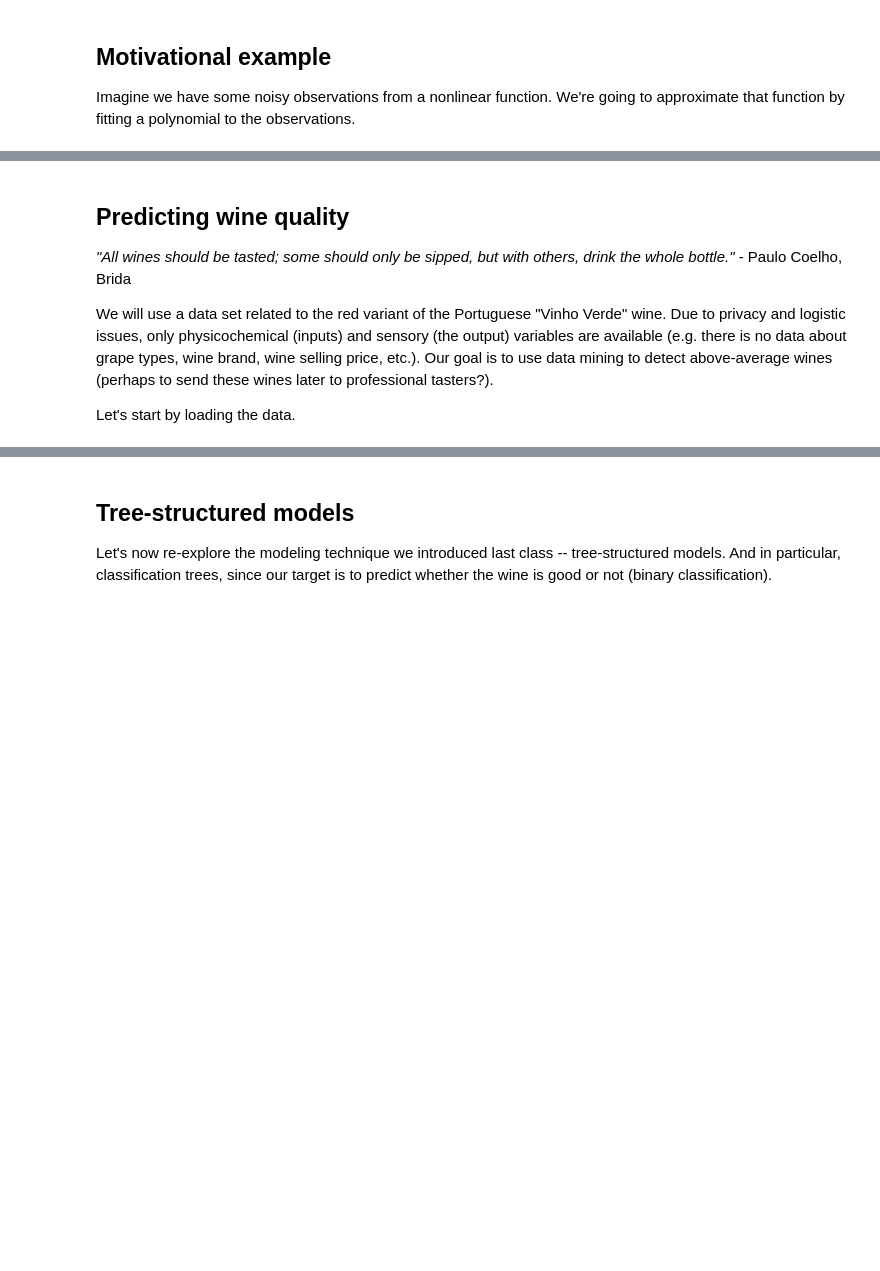
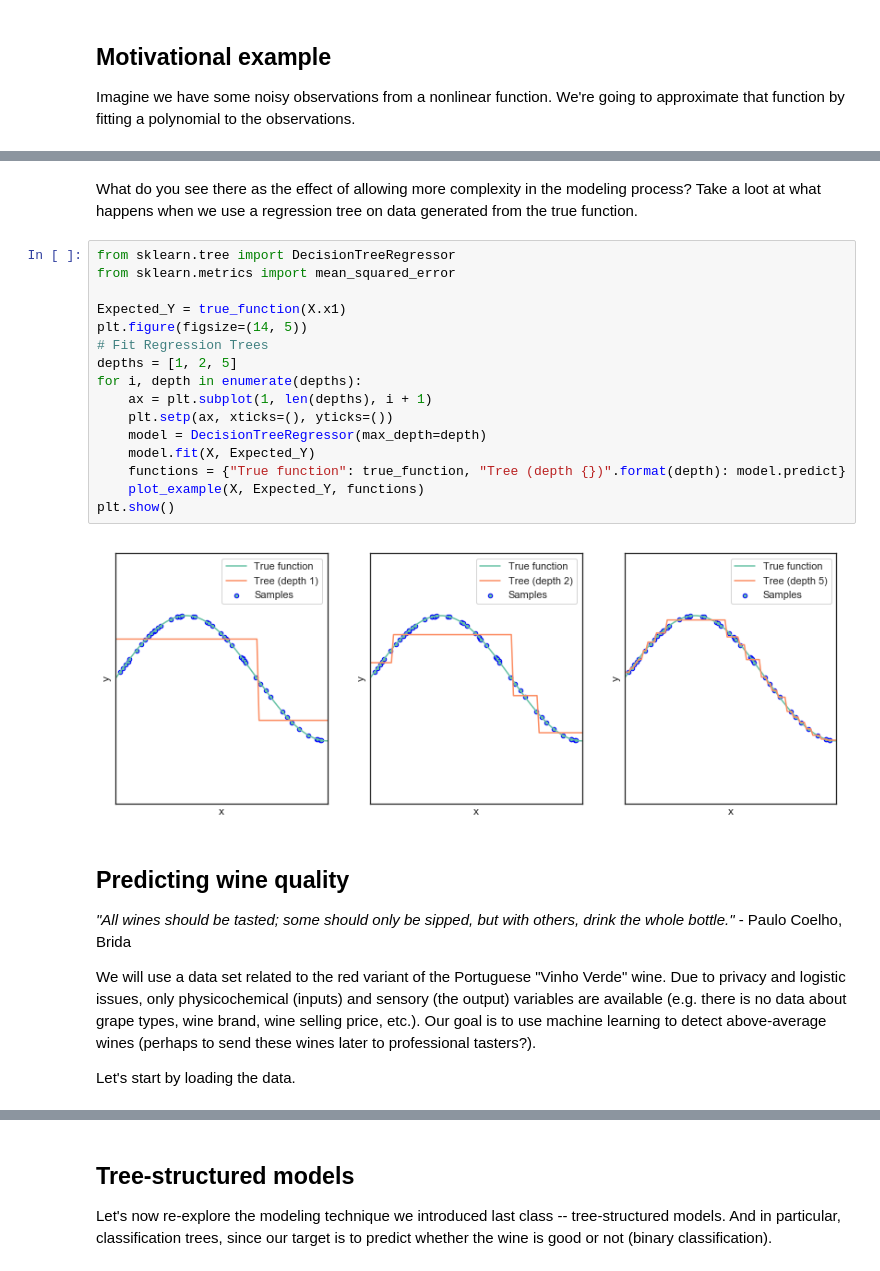
Before and after one commit to yizuc/datamining, a Jupyter notebook: Module3_Fitting_CrossVal/Fitting and overfitting.ipynb, the cells around one changed output, grey strips where cells are left out. Drawn from its saved outputs; the diff is of its cells as text; blank space fills up the shorter version.

```diff
--- a/Module3_Fitting_CrossVal/Fitting and overfitting.ipynb
+++ b/Module3_Fitting_CrossVal/Fitting and overfitting.ipynb
@@ -127,9 +129,29 @@ plt.show()
+# %% [markdown]
+What do you see there as the effect of allowing more complexity in the modeling process? Take a loot at what happens when we use a regression tree on data generated from the true function.
+# %%
+from sklearn.tree import DecisionTreeRegressor
+from sklearn.metrics import mean_squared_error
+
+Expected_Y = true_function(X.x1)
+plt.figure(figsize=(14, 5))
+# Fit Regression Trees
+depths = [1, 2, 5]
+for i, depth in enumerate(depths):
+    ax = plt.subplot(1, len(depths), i + 1)
+    plt.setp(ax, xticks=(), yticks=())
+    model = DecisionTreeRegressor(max_depth=depth)
+    model.fit(X, Expected_Y)
+    functions = {"True function": true_function, "Tree (depth {})".format(depth): model.predict}
+    plot_example(X, Expected_Y, functions)
+plt.show()
+# %% [output]
+[figure, added]
 # %% [markdown]
 ## Predicting wine quality
 
 _"All wines should be tasted; some should only be sipped, but with others, drink the whole bottle."_ - Paulo Coelho, Brida
 
-We will use a data set related to the red variant of the Portuguese "Vinho Verde" wine. Due to privacy and logistic issues, only physicochemical (inputs) and sensory (the output) variables are available (e.g. there is no data about grape types, wine brand, wine selling price, etc.). Our goal is to use data mining to detect above-average wines (perhaps to send these wines later to professional tasters?).
+We will use a data set related to the red variant of the Portuguese "Vinho Verde" wine. Due to privacy and logistic issues, only physicochemical (inputs) and sensory (the output) variables are available (e.g. there is no data about grape types, wine brand, wine selling price, etc.). Our goal is to use machine learning to detect above-average wines (perhaps to send these wines later to professional tasters?).
 
 Let's start by loading the data.
 # %%
```
Also changed, not shown: parts of 31 cells of this notebook, 1 other file.
